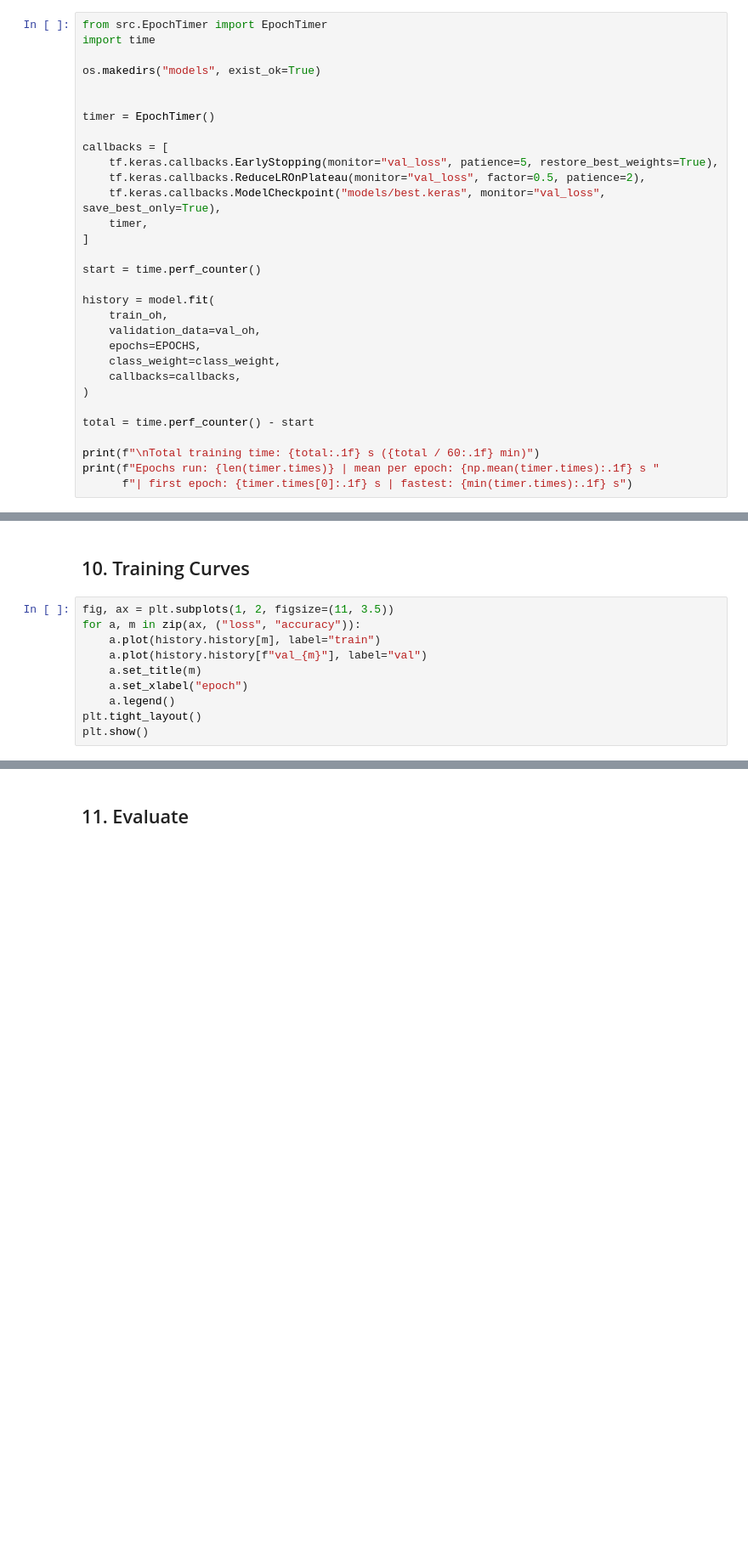
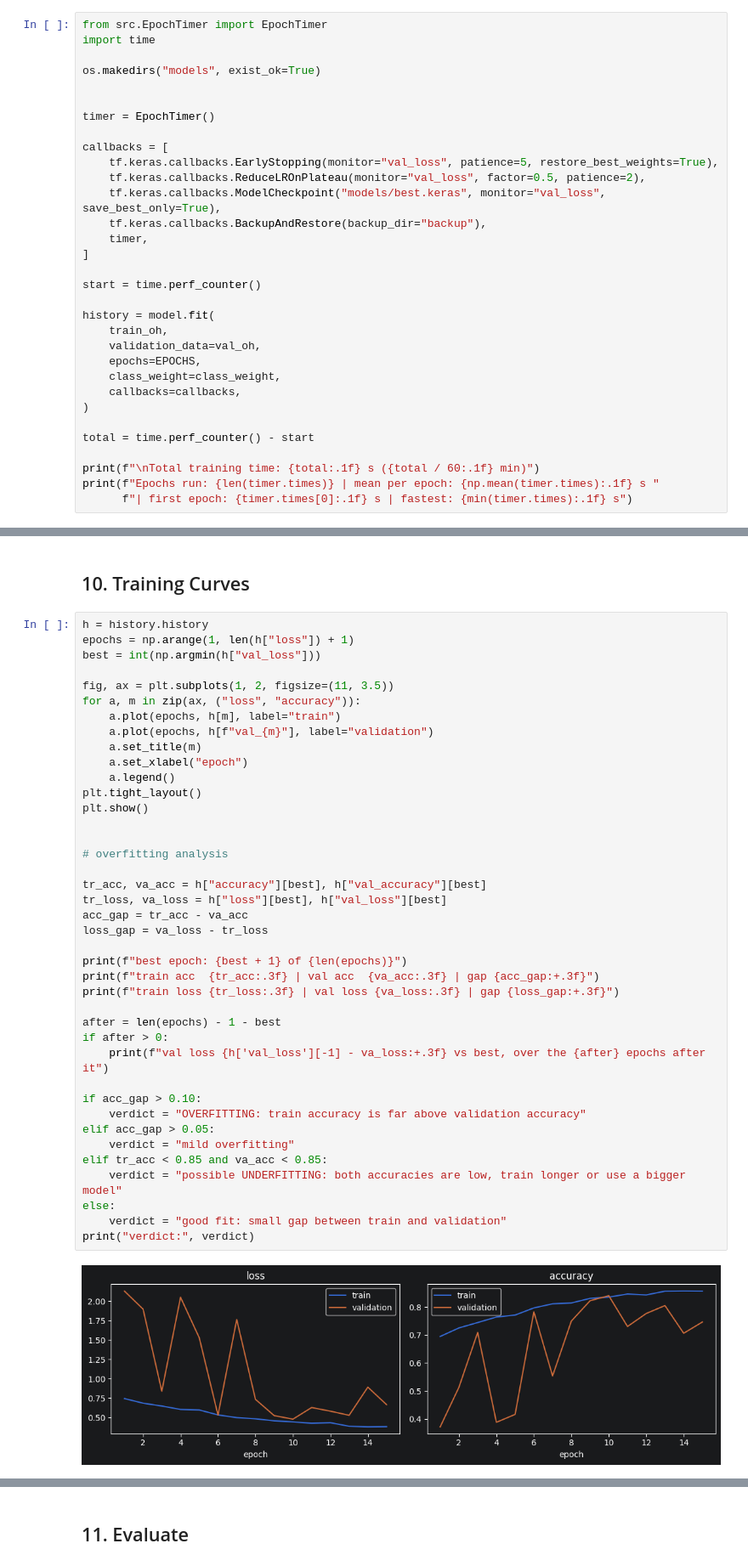
Before and after one commit to oelaimar/NeuroVision-AI, a Jupyter notebook: notebooks/01_Exploe dataset.ipynb, the cells around one changed output, grey strips where cells are left out. Shown at 85% size. Drawn from its saved outputs; the diff is of its cells as text; blank space fills up the shorter version.

Commit message:
Add training diagnostics and one-hot eval to MRI notebook

```diff
--- a/notebooks/01_Exploe dataset.ipynb
+++ b/notebooks/01_Exploe dataset.ipynb
@@ -893,6 +875,7 @@ callbacks = [
     tf.keras.callbacks.EarlyStopping(monitor="val_loss", patience=5, restore_best_weights=True),
     tf.keras.callbacks.ReduceLROnPlateau(monitor="val_loss", factor=0.5, patience=2),
     tf.keras.callbacks.ModelCheckpoint("models/best.keras", monitor="val_loss", save_best_only=True),
+    tf.keras.callbacks.BackupAndRestore(backup_dir="backup"),
     timer,
 ]
 
@@ -933,12 +915,44 @@ KeyboardInterrupt:
 # %% [markdown]
 ## 10. Training Curves
 # %%
+h = history.history
+epochs = np.arange(1, len(h["loss"]) + 1)
+best = int(np.argmin(h["val_loss"]))
+
 fig, ax = plt.subplots(1, 2, figsize=(11, 3.5))
 for a, m in zip(ax, ("loss", "accuracy")):
-    a.plot(history.history[m], label="train")
-    a.plot(history.history[f"val_{m}"], label="val")
+    a.plot(epochs, h[m], label="train")
+    a.plot(epochs, h[f"val_{m}"], label="validation")
     a.set_title(m)
     a.set_xlabel("epoch")
     a.legend()
 plt.tight_layout()
 plt.show()
+
+
+# overfitting analysis
+
+tr_acc, va_acc = h["accuracy"][best], h["val_accuracy"][best]
+tr_loss, va_loss = h["loss"][best], h["val_loss"][best]
+acc_gap = tr_acc - va_acc
+loss_gap = va_loss - tr_loss
+
+print(f"best epoch: {best + 1} of {len(epochs)}")
+print(f"train acc  {tr_acc:.3f} | val acc  {va_acc:.3f} | gap {acc_gap:+.3f}")
+print(f"train loss {tr_loss:.3f} | val loss {va_loss:.3f} | gap {loss_gap:+.3f}")
+
+after = len(epochs) - 1 - best
+if after > 0:
+    print(f"val loss {h['val_loss'][-1] - va_loss:+.3f} vs best, over the {after} epochs after it")
+
+if acc_gap > 0.10:
+    verdict = "OVERFITTING: train accuracy is far above validation accuracy"
+elif acc_gap > 0.05:
+    verdict = "mild overfitting"
+elif tr_acc < 0.85 and va_acc < 0.85:
+    verdict = "possible UNDERFITTING: both accuracies are low, train longer or use a bigger model"
+else:
+    verdict = "good fit: small gap between train and validation"
+print("verdict:", verdict)
+# %% [output]
+[figure, added]
```
Also changed, not shown: parts of 11 cells of this notebook.
